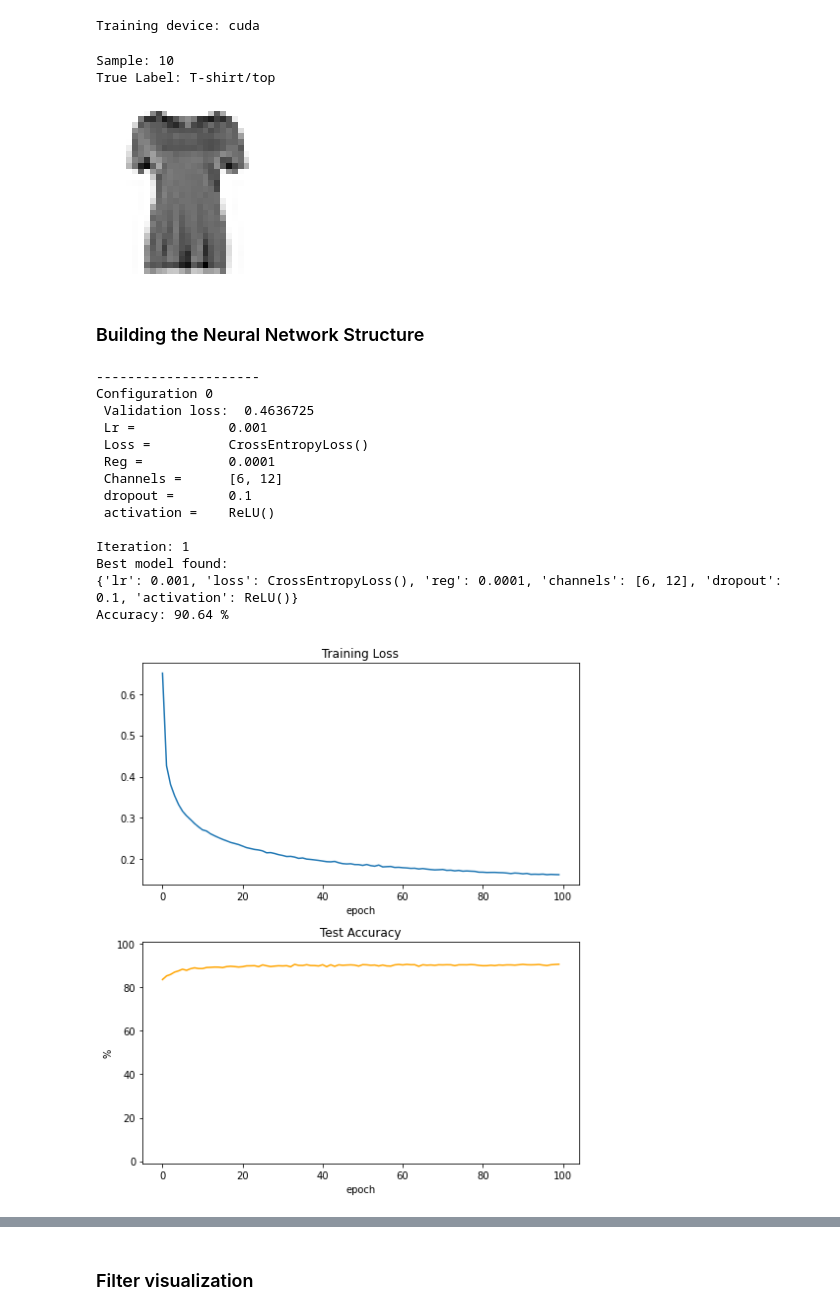
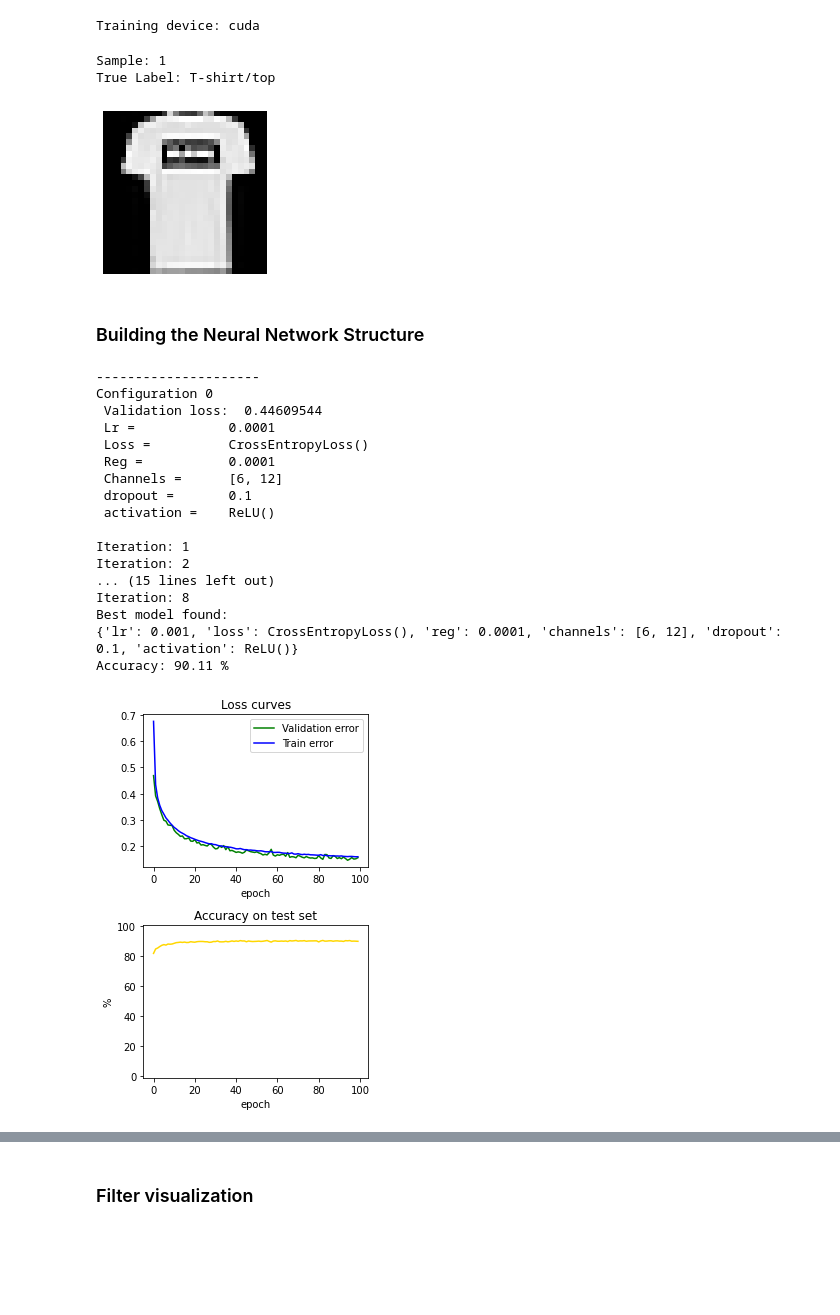
Before and after one commit to SaverioMonaco/NN-DeepLearning-Projects, a Jupyter notebook: 1. Supervised Deep Learning/Monaco-HW1-Classification.ipynb, the cells around one changed output, grey strips where cells are left out. Saved outputs shown, nothing was run; the diff lists cells and outputs as text; code cells hidden in the pictures; blank space fills up the shorter version.

```diff
--- a/1. Supervised Deep Learning/Monaco-HW1-Classification.ipynb
+++ b/1. Supervised Deep Learning/Monaco-HW1-Classification.ipynb
@@ -160,11 +160,11 @@ def plot_mnistimg(dataset, sample, output = False, size = 3):
     plt.axis("off")
     plt.show()
 # %%
-plot_mnistimg(train_dataset, 10)
+plot_mnistimg(train_dataset, 1)
 # %% [output]
-Sample: 10
+Sample: 1
 True Label: T-shirt/top
-[figure, old version]
+[figure, new version]
 # %% [markdown]
 ### Building the Neural Network Structure
 # %%
@@ -252,7 +252,7 @@ class CNNMnistNet(nn.Module):
 
         if heatmap:
             conf_mat = confusion_matrix(y_test, y_pred.cpu())
-            fig, ax = plt.subplots(figsize=(10,8))
+            fig, ax = plt.subplots(figsize=(6,5))
             plt.title('Heatmap')
             sns.heatmap(conf_mat, annot=True, fmt='d',xticklabels=description, yticklabels=description)
             plt.ylabel('Actual')
@@ -386,21 +386,24 @@ class CNNMnistNet(nn.Module):
                     print(f"TEST ACCURACY: {test_loss_log[-1]} %")
 
         if test:
-            fig=plt.figure(figsize = (7,8))
+            fig=plt.figure(figsize = (4,6))
             ax1 = plt.subplot(211) # Loss on training
             ax2 = plt.subplot(212) # Accuracy on test
 
             xvalues = np.arange(0,epochs)
 
-            ax1.set_title('Training Loss')
-            ax1.plot(xvalues, train_loss_log, label='Training error')
+            ax1.set_title('Loss curves')
+
+            ax1.plot(xvalues, val_loss_log  , label='Validation error', color='green')
+            ax1.plot(xvalues, train_loss_log, label='Train error', color='blue')
             ax1.set_xlabel('epoch')
+            ax1.legend()
 
-            ax2.set_title('Test Accuracy')
+            ax2.set_title('Accuracy on test set')
             ax2.set_ylabel('%')
             ax2.set_xlabel('epoch')
             ax2.set_ylim(-1,101)
-            ax2.plot(xvalues, test_loss_log  , label='Test error', color='orange')
+            ax2.plot(xvalues, test_loss_log  , label='Test accuracy', color='gold')
 
             plt.tight_layout()
 
@@ -536,17 +539,17 @@ if load:
     best_model.compute_accuracy(heatmap=True, verbose=True)
 else:
     # Hyperparameters for the gridsearch:
-    grid_lrs = [1e-3] #[1e-4,1e-3]
+    grid_lrs = [1e-4,1e-3]
     grid_regs =  [1e-4]
-    grid_channels = [[6,12]] #[[4,8],[6,12]]
-    grid_dropouts = [.1] #[.1,.01]
-    grid_activations = [nn.ReLU()]
+    grid_channels = [[6,12]]
+    grid_dropouts = [.1,.01]
+    grid_activations = [nn.ReLU(), nn.Sigmoid()]
     grid_losses = [nn.CrossEntropyLoss()]
 
     best_train_loss = 1000000
     best_val_loss   = 1000000
 
-    grid_epochs = 1
+    grid_epochs = 10
 
     i = 0 # Loop variable, tells us at what configuration we currently are
 
@@ -581,34 +584,37 @@ else:
                                     print(' Lr =           ', grid_lr)
                                     print(' Loss =         ', grid_loss)
                                     print(' Reg =          ', grid_reg)
                                     print(' Channels =     ', grid_channel)
                                     print(' dropout =      ', grid_dropout)
                                     print(' activation =   ', grid_activation)
                                     print('')
 
                             i = i + 1
                             print('Iteration:',i)
 
     print('Best model found: ')
     print(best_config)
     best_model = CNNMnistNet(10, best_config['channels'], activation = best_config['activation'], dropout=best_config['dropout'])
     best_model.fit(train_dataloader, 100, 5, best_config['loss'], 0, best_config['lr'], reg_term = best_config['reg'], test=True, figname='bestmodel_losses')
 
     best_model.compute_accuracy(heatmap='best_classificator_grid', verbose=True)
     best_model.save()
 # %% [output]
 ---------------------
 Configuration 0
- Validation loss:  0.4636725
- Lr =            0.001
+ Validation loss:  0.44609544
+ Lr =            0.0001
  Loss =          CrossEntropyLoss()
  Reg =           0.0001
  Channels =      [6, 12]
  dropout =       0.1
  activation =    ReLU()
 
 Iteration: 1
+Iteration: 2
+... (15 lines left out)
+Iteration: 8
 Best model found:
 {'lr': 0.001, 'loss': CrossEntropyLoss(), 'reg': 0.0001, 'channels': [6, 12], 'dropout': 0.1, 'activation': ReLU()}
-Accuracy: 90.64 %
+Accuracy: 90.11 %
-[figure, old version]
+[figure, new version]
```
Also changed, not shown: parts of 9 cells of this notebook, 19 other files.
